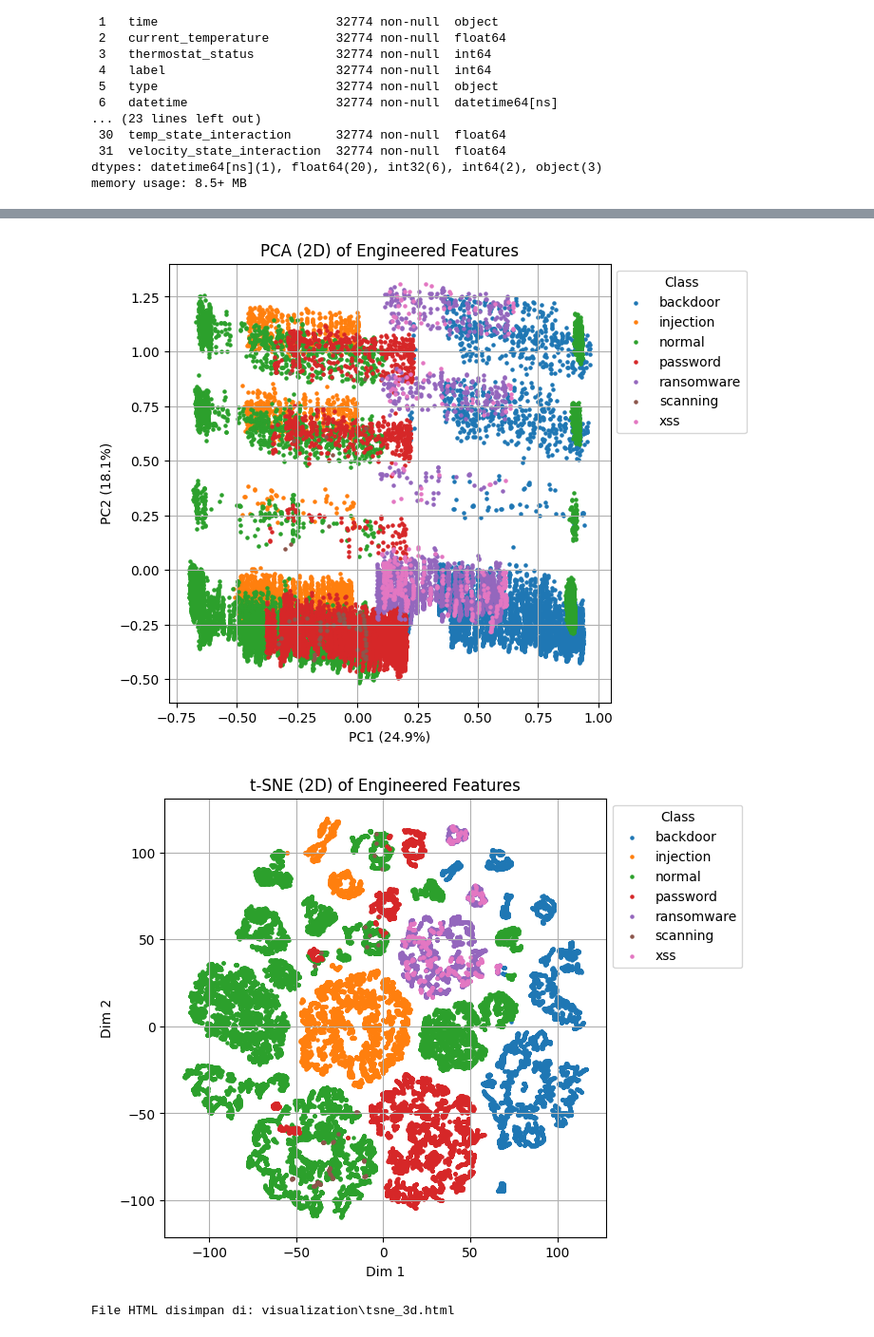
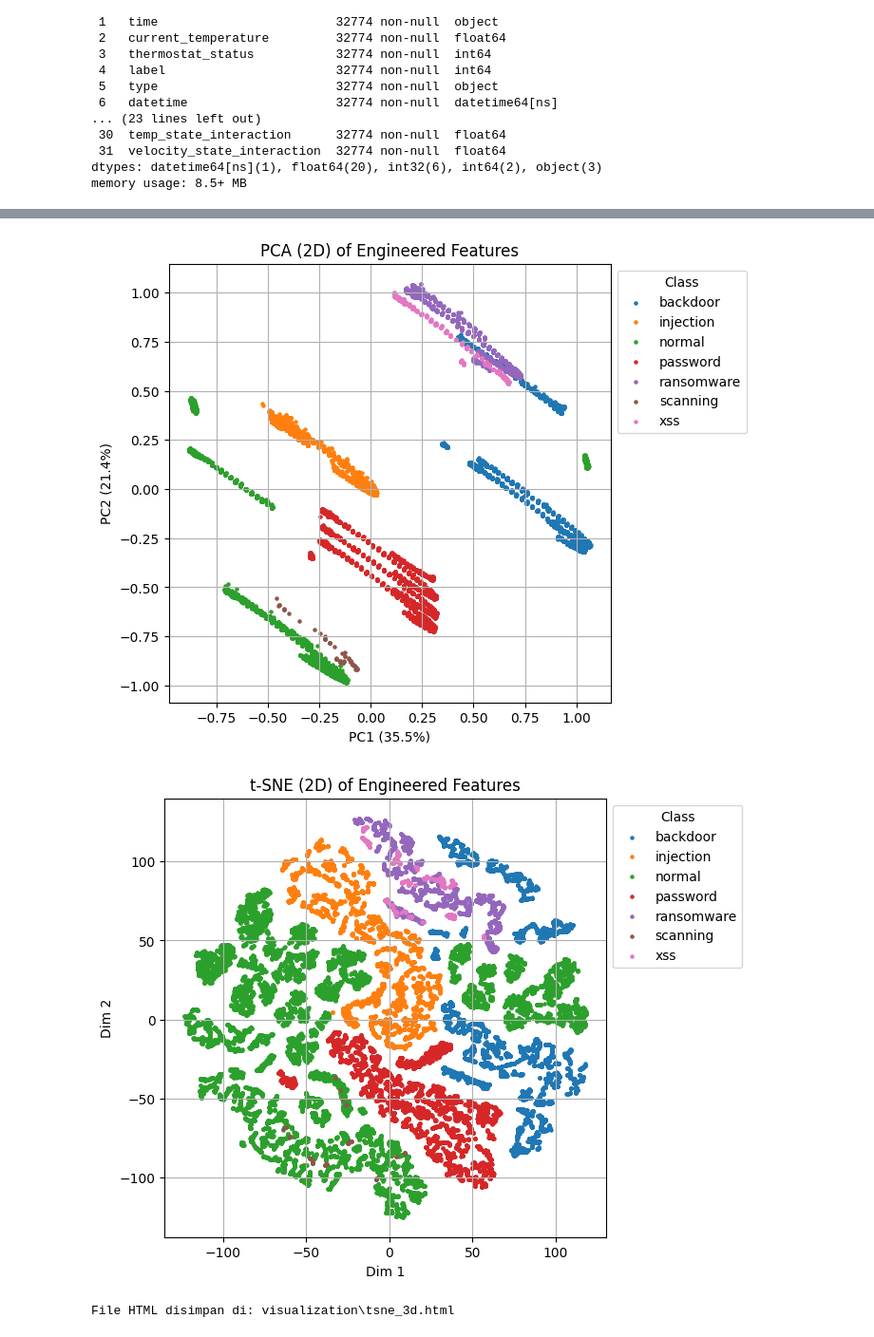
Before and after one commit to AzisilhamK463/TA-Azis_Ilham_K, a Jupyter notebook: Model Thermostat/Data Preprocessing/preprocessing_data.ipynb, the cells around one changed output, grey strips where cells are left out. Shown at 95% size. Cells and saved outputs as stored; diff of their text form; code cells hidden in the pictures.

```diff
--- a/Model Thermostat/Data Preprocessing/preprocessing_data.ipynb
+++ b/Model Thermostat/Data Preprocessing/preprocessing_data.ipynb
@@ -387,21 +394,9 @@ print("\n" + "="*50)
 print("DATA PREPROCESSING - IMPUTATION AND SCALING")
 print("="*50)
 
-# Select features for modeling
-feature_columns = [
-    'is_weekend',
-    'hour_sin', 'hour_cos',
-    'min_sin', 'min_cos',
-    'time_diff',
-    'temp_roll_mean', 'temp_roll_std',
-    'temp_diff', 'temp_acceleration', 'temp_zscore',
-    'thermostat_change', 'thermostat_state_duration', 'on_state_percentage',
-    'temp_dom_freq', 'temp_entropy',
-    'temp_state_interaction', 'velocity_state_interaction',
-]
-
 # Prepare features and target
-X = df_processed[feature_columns].copy()
+X = df_processed.copy()
+X.drop(['date','time','datetime','type','label','is_temp_anomaly'], axis=1, inplace=True)
 y = df_processed['type'].copy()
 
 
@@ -473,0 +449,2 @@ None
+# %%
+y_cat = to_categorical(y_encoded)
@@ -473,0 +597,5 @@ None
+# %%
+X_selected = X_scaled.iloc[:, selected_features]
+print(X_selected.shape)
+print(X_selected.info())
+print(X_selected.head())
@@ -500,36 +646,36 @@ CORRELATION ANALYSIS
 # %%
 pca = PCA(n_components=2, random_state=42)
-X_pca = pca.fit_transform(X_scaled)
+X_pca = pca.fit_transform(X_selected)
 
 plt.figure(figsize=(6,6))
 for cls in np.unique(y):
     idx = y == cls
     plt.scatter(X_pca[idx,0], X_pca[idx,1], s=5, label=str(cls))
 plt.legend(title='Class', bbox_to_anchor=(1,1))
 plt.title('PCA (2D) of Engineered Features')
 plt.xlabel('PC1 (%.1f%%)' % (pca.explained_variance_ratio_[0]*100))
 plt.ylabel('PC2 (%.1f%%)' % (pca.explained_variance_ratio_[1]*100))
 plt.grid(True)
 plt.savefig(os.path.join(viz_dir, 'PCA_engineering_feature.png'), dpi=300, bbox_inches='tight')
 plt.show()
 
 # 4) t-SNE → 2 dimensi (lebih lambat)
 tsne = TSNE(n_components=2, perplexity=30, n_iter=1000, random_state=42)
-X_tsne = tsne.fit_transform(X_scaled)  # pada seluruh dataset atau subset
+X_tsne = tsne.fit_transform(X_selected)
 
 plt.figure(figsize=(6,6))
 for cls in np.unique(y):
     idx = y == cls
     plt.scatter(X_tsne[idx,0], X_tsne[idx,1], s=5, label=str(cls))
 plt.legend(title='Class', bbox_to_anchor=(1,1))
 plt.title('t-SNE (2D) of Engineered Features')
 plt.xlabel('Dim 1')
 plt.ylabel('Dim 2')
 plt.grid(True)
 plt.savefig(os.path.join(viz_dir, 'tSNE_2D_engineering_feature.png'), dpi=300, bbox_inches='tight')
 plt.show()
 # %% [output]
-[figure, old version]
+[figure, new version]
-[figure, old version]
+[figure, new version]
 # %%
 tsne_3d = TSNE(n_components=3, perplexity=30, n_iter=1000, random_state=42)
```
Also changed, not shown: parts of 10 cells of this notebook, 51 other files.
